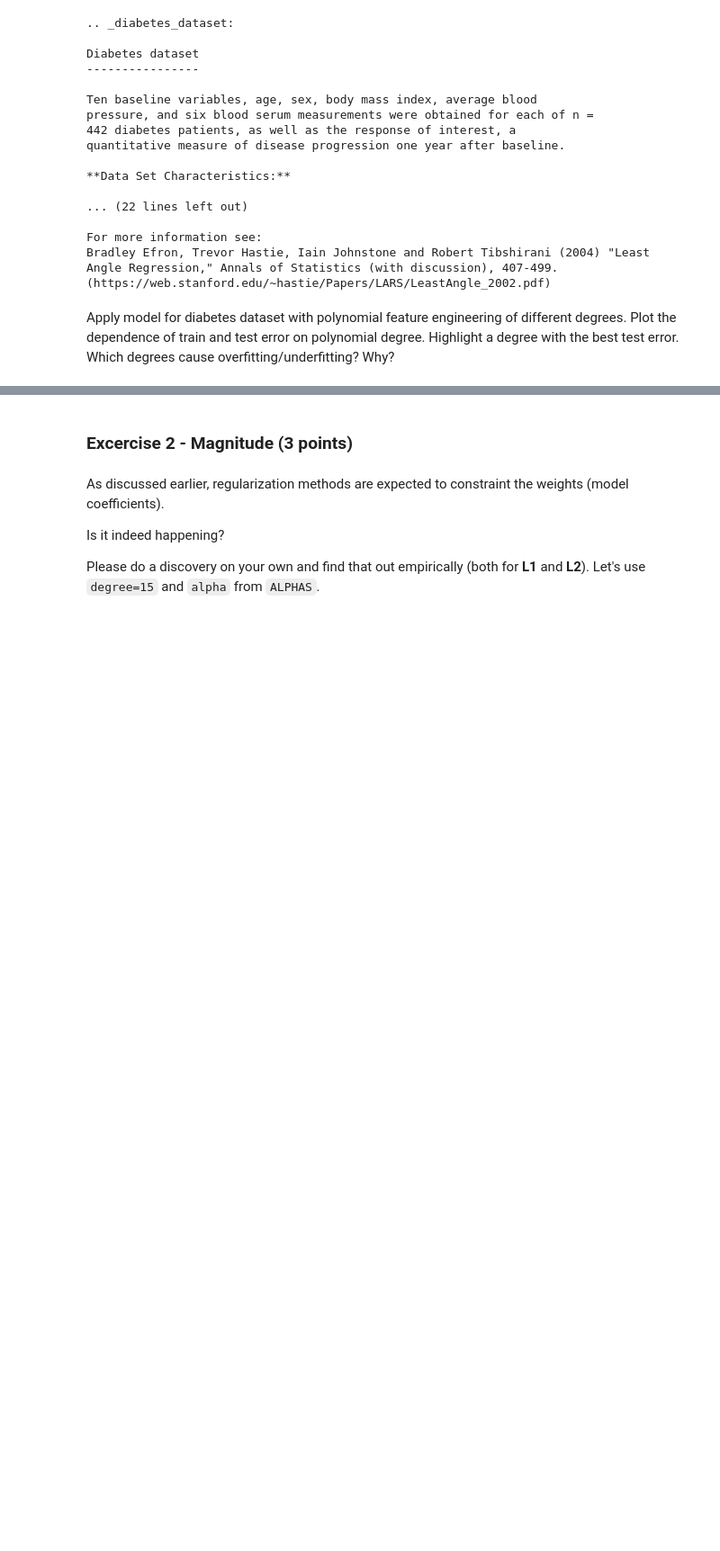
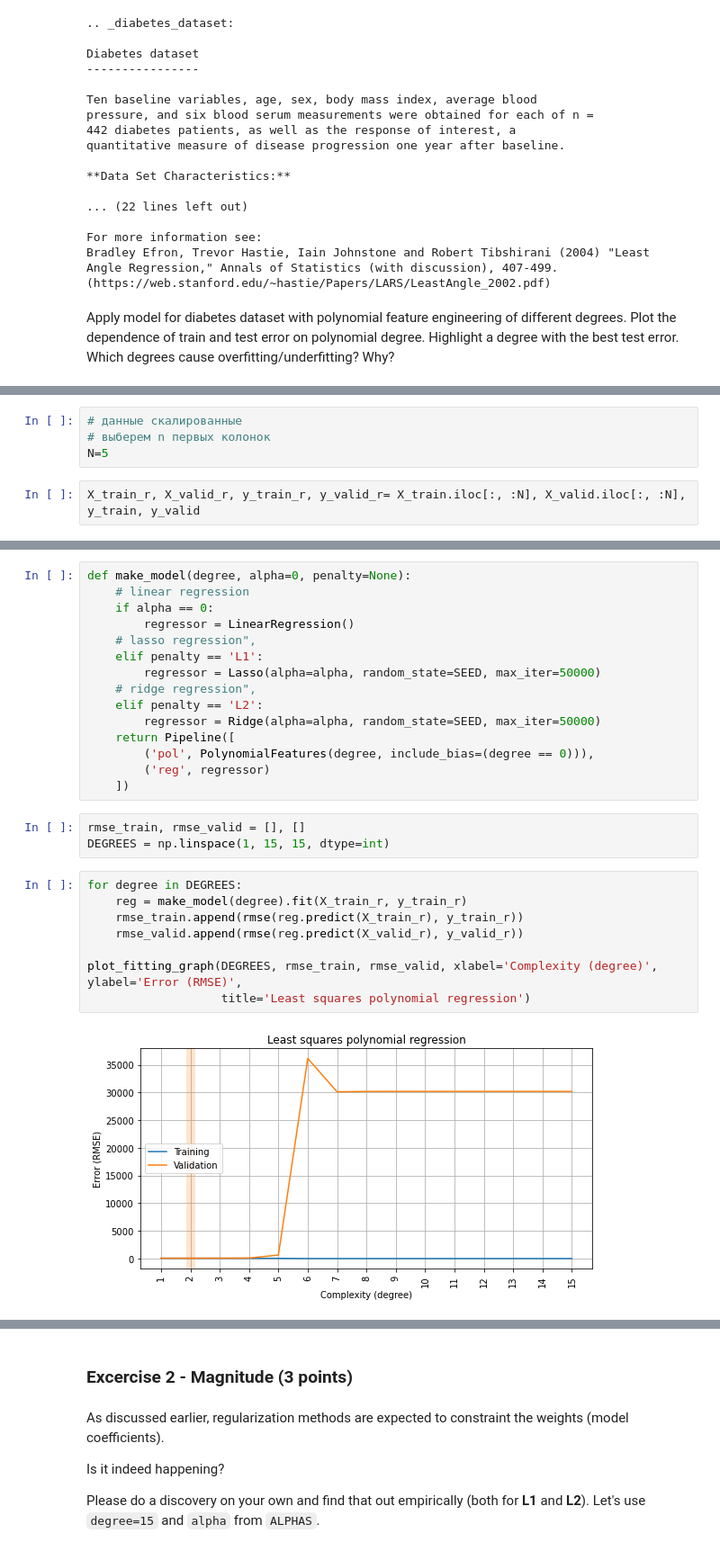
Before and after one commit to galamuz/ml-intro-2, a Jupyter notebook: 4_overfitting_regularization/overfitting_regularization.ipynb, the cells around one changed output, grey strips where cells are left out. Shown at 90% size. Drawn from its saved outputs; the diff is of its cells as text; blank space fills up the shorter version.

```diff
--- a/4_overfitting_regularization/overfitting_regularization.ipynb
+++ b/4_overfitting_regularization/overfitting_regularization.ipynb
@@ -394,0 +390,6 @@ X_diabetes
+# %%
+# данные скалированные
+# выберем n первых колонок
+N=5
+# %%
+X_train_r, X_valid_r, y_train_r, y_valid_r= X_train.iloc[:, :N], X_valid.iloc[:, :N], y_train, y_valid
@@ -394,0 +412,28 @@ X_diabetes
+# %%
+def make_model(degree, alpha=0, penalty=None):
+    # linear regression
+    if alpha == 0:
+        regressor = LinearRegression()
+    # lasso regression",
+    elif penalty == 'L1':
+        regressor = Lasso(alpha=alpha, random_state=SEED, max_iter=50000)
+    # ridge regression",
+    elif penalty == 'L2':
+        regressor = Ridge(alpha=alpha, random_state=SEED, max_iter=50000)
+    return Pipeline([
+        ('pol', PolynomialFeatures(degree, include_bias=(degree == 0))),
+        ('reg', regressor)
+    ])
+# %%
+rmse_train, rmse_valid = [], []
+DEGREES = np.linspace(1, 15, 15, dtype=int)
+# %%
+for degree in DEGREES:
+    reg = make_model(degree).fit(X_train_r, y_train_r)
+    rmse_train.append(rmse(reg.predict(X_train_r), y_train_r))
+    rmse_valid.append(rmse(reg.predict(X_valid_r), y_valid_r))
+
+plot_fitting_graph(DEGREES, rmse_train, rmse_valid, xlabel='Complexity (degree)', ylabel='Error (RMSE)',
+                   title='Least squares polynomial regression')
+# %% [output]
+[figure, added]
```
Also changed, not shown: parts of 34 cells of this notebook.
